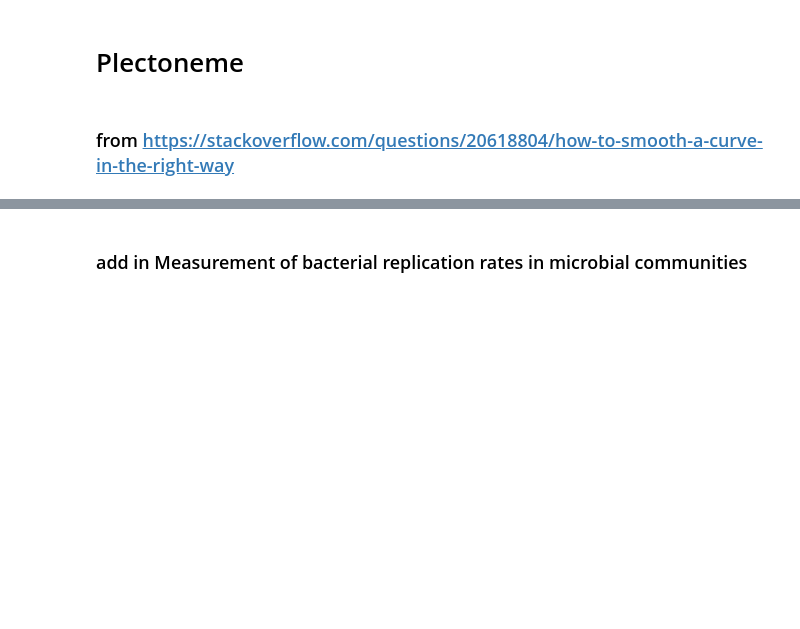
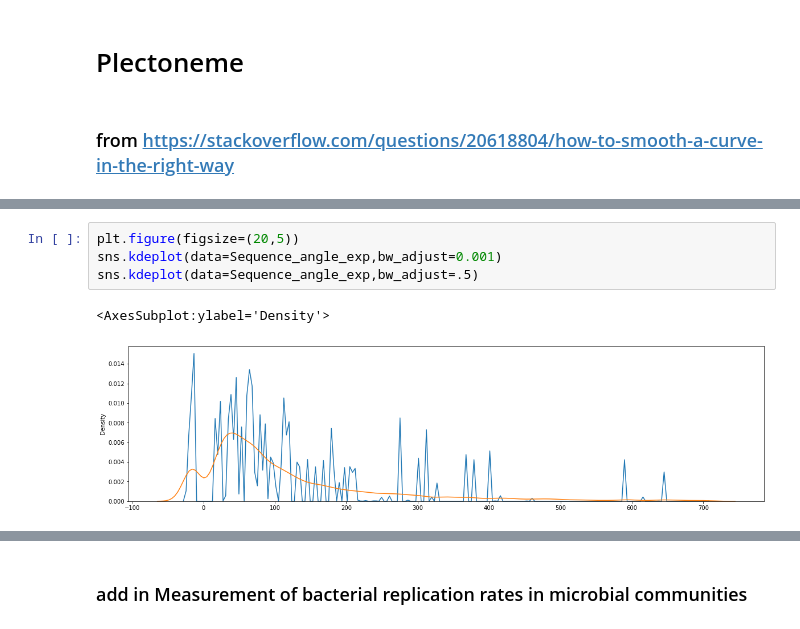
Before and after one commit to dcolinmorgan/HKU_MG, a Jupyter notebook: bactXpat.ipynb, the cells around one changed output, grey strips where cells are left out. Cells and saved outputs as stored; diff of their text form; blank space fills up the shorter version.

```diff
--- a/bactXpat.ipynb
+++ b/bactXpat.ipynb
@@ -512,0 +499,7 @@ PlectonemeCode(Swave,wave['Direction (ϕB, degrees)'],wave['Wedge (θ, degrees)'
+# %%
+plt.figure(figsize=(20,5))
+sns.kdeplot(data=Sequence_angle_exp,bw_adjust=0.001)
+sns.kdeplot(data=Sequence_angle_exp,bw_adjust=.5)
+# %% [output]
+<AxesSubplot:ylabel='Density'>
+[figure, added]
```
Also changed, not shown: parts of 23 cells of this notebook, 1 other file.
